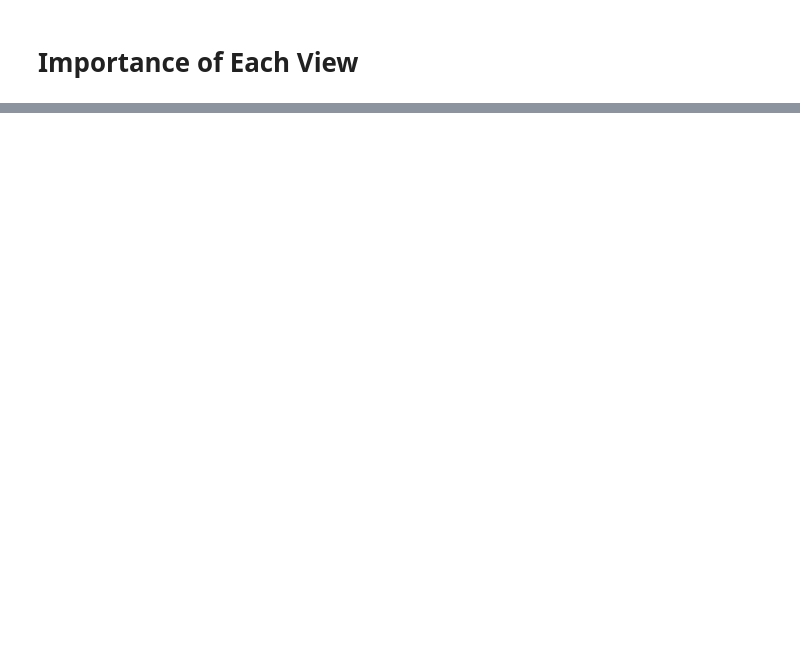
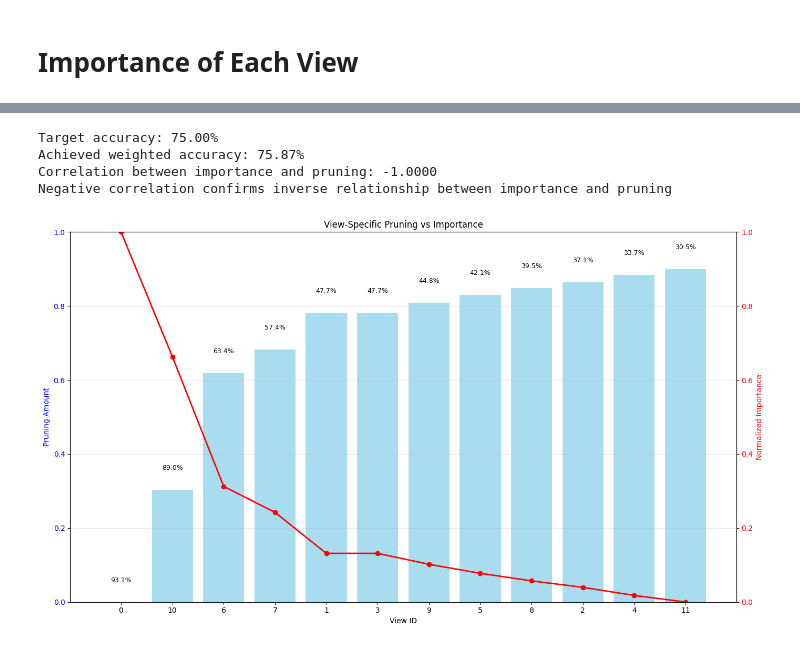
Before and after one commit to mahadevxo/DDNN-Working, a Jupyter notebook: src/pruning/taylor_series/better-pruning/mvcnn-results-reg-fit.ipynb, the cells around one changed output, grey strips where cells are left out. Drawn from its saved outputs; the diff is of its cells as text; code cells hidden in the pictures; blank space fills up the shorter version.

```diff
--- a/src/pruning/taylor_series/better-pruning/mvcnn-results-reg-fit.ipynb
+++ b/src/pruning/taylor_series/better-pruning/mvcnn-results-reg-fit.ipynb
@@ -308,0 +301,9 @@ importance_values
+# %%
+ranking_unsorted = {
+    view: drop
+    for view, drop in sorted(
+        ranking.items(),
+        key=lambda item: item[0],
+        reverse=False
+    )
+}
@@ -308,0 +325,7 @@ importance_values
+# %%
+max_imp = max(ranking.values())
+min_imp = min(ranking.values())
+# %%
+normalized_importance = {
+    v: (ranking[v] - min_imp) / (max_imp - min_imp) for v in ranking
+}
@@ -308,0 +484,56 @@ importance_values
+# %%
+result = get_importance_inverse_pruning(normalized_importance, global_accuracy=min_accuracy, max_model_size=max_model_size)
+# %% [output]
+Target accuracy: 75.00%
+Achieved weighted accuracy: 75.87%
+Correlation between importance and pruning: -1.0000
+Negative correlation confirms inverse relationship between importance and pruning
+# %%
+# Visualize the pruning results
+import matplotlib.pyplot as plt
+import pandas as pd
+
+def plot_pruning_results(pruning_per_view, normalized_importance):
+    # Create a DataFrame for easy plotting
+    df = pd.DataFrame({
+        'View': list(pruning_per_view.keys()),
+        'Pruning': list(pruning_per_view.values()),
+        'Importance': [normalized_importance[v] for v in pruning_per_view.keys()]
+    })
+
+    # Sort by importance
+    df = df.sort_values('Importance', ascending=False)
+
+    fig, ax1 = plt.subplots(figsize=(14, 8))
+
+    # Plot bars for pruning amounts
+    bars = ax1.bar(df['View'].astype(str), df['Pruning'], color='skyblue', alpha=0.7)
+    ax1.set_xlabel('View ID')
+    ax1.set_ylabel('Pruning Amount', color='blue')
+    ax1.tick_params(axis='y', labelcolor='blue')
+    ax1.set_ylim(0, 1.0)
+
+    # Plot line for importance
+    ax2 = ax1.twinx()
+    ax2.plot(range(len(df)), df['Importance'], 'ro-', linewidth=2)
+    ax2.set_ylabel('Normalized Importance', color='red')
+    ax2.tick_params(axis='y', labelcolor='red')
+    ax2.set_ylim(0, 1.0)
+
+    # Calculate per-view accuracies after pruning
+    accuracies = [get_accuracy(p) for p in df['Pruning']]
+
+    # Add text labels for accuracies
+    for i, (p, acc) in enumerate(zip(df['Pruning'], accuracies)):
+        ax1.text(i, p + 0.05, f"{acc:.1f}%",
+                 ha='center', va='bottom', rotation=0, fontsize=9)
+
+    plt.title('View-Specific Pruning vs Importance')
+    plt.tight_layout()
+    plt.grid(axis='y', alpha=0.3)
+    plt.show()
+
+# After calculating the result
+plot_pruning_results(result, normalized_importance)
+# %% [output]
+[figure, added]
```
Also changed, not shown: parts of 27 cells of this notebook, 3 other files.
